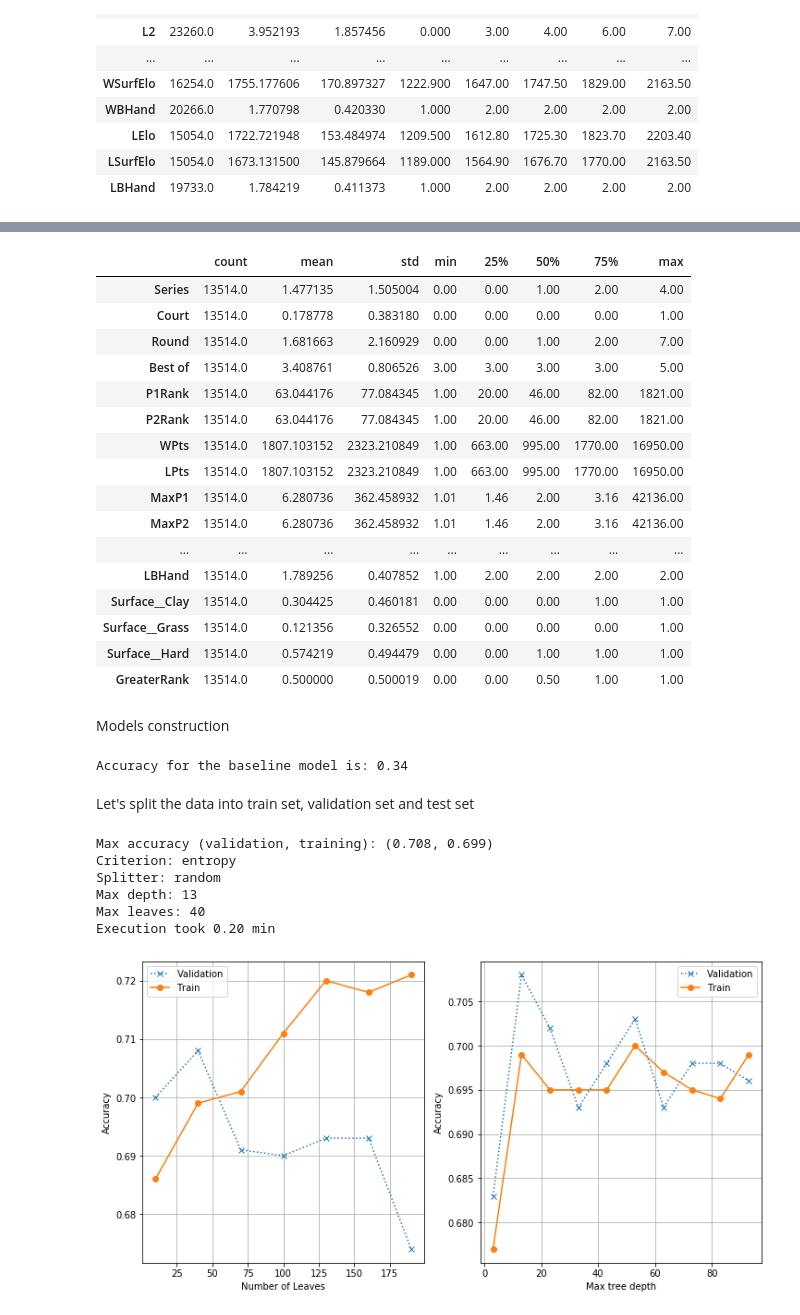
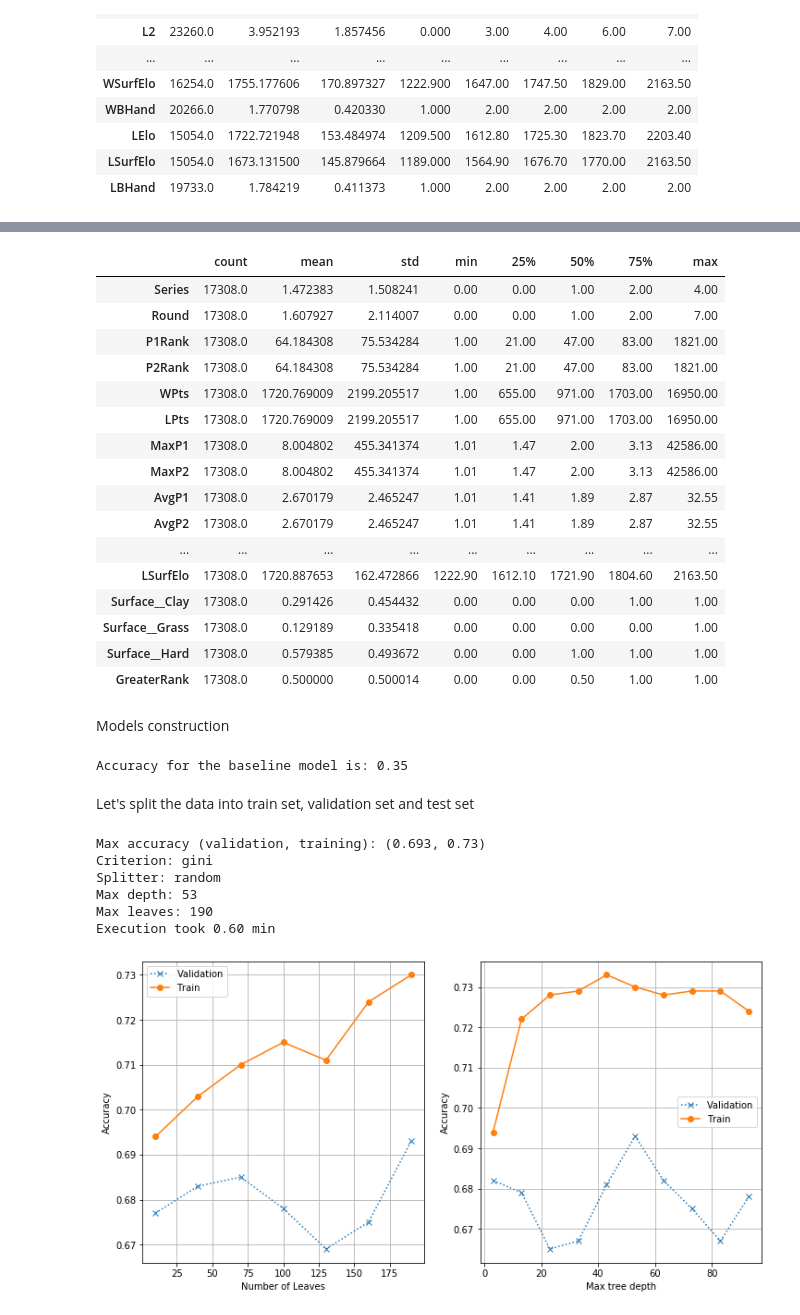
Before and after one commit to diegochine/ao2020-winner-predictor, a Jupyter notebook: Models comparison.ipynb, the cells around one changed output, grey strips where cells are left out. Cells and saved outputs as stored; diff of their text form; code cells hidden in the pictures.

```diff
--- a/Models comparison.ipynb
+++ b/Models comparison.ipynb
@@ -100,7 +100,7 @@ def compute_elo_rankings(data):
 # %%
 from preprocessing import *
 X, Y = preprocess_data(min_date=2014,
-                       features_to_drop=[])
+                       features_to_drop=['Best of', 'Court', 'WHand', 'WBHand', 'LHand', 'LBHand'])
 # %%
 X.info()
 # %% [output]
@@ -135,41 +134,41 @@ X.head()
 X.describe().T
 # %% [output]
 |  | count | mean | std | min | 25% | 50% | 75% | max |
-| Series | 13514.0 | 1.477135 | 1.505004 | 0.00 | 0.00 | 1.00 | 2.00 | 4.00 |
-| Court | 13514.0 | 0.178778 | 0.383180 | 0.00 | 0.00 | 0.00 | 0.00 | 1.00 |
-| Round | 13514.0 | 1.681663 | 2.160929 | 0.00 | 0.00 | 1.00 | 2.00 | 7.00 |
-| Best of | 13514.0 | 3.408761 | 0.806526 | 3.00 | 3.00 | 3.00 | 3.00 | 5.00 |
-| P1Rank | 13514.0 | 63.044176 | 77.084345 | 1.00 | 20.00 | 46.00 | 82.00 | 1821.00 |
-| P2Rank | 13514.0 | 63.044176 | 77.084345 | 1.00 | 20.00 | 46.00 | 82.00 | 1821.00 |
-| WPts | 13514.0 | 1807.103152 | 2323.210849 | 1.00 | 663.00 | 995.00 | 1770.00 | 16950.00 |
-| LPts | 13514.0 | 1807.103152 | 2323.210849 | 1.00 | 663.00 | 995.00 | 1770.00 | 16950.00 |
-| MaxP1 | 13514.0 | 6.280736 | 362.458932 | 1.01 | 1.46 | 2.00 | 3.16 | 42136.00 |
-| MaxP2 | 13514.0 | 6.280736 | 362.458932 | 1.01 | 1.46 | 2.00 | 3.16 | 42136.00 |
+| Series | 17308.0 | 1.472383 | 1.508241 | 0.00 | 0.00 | 1.00 | 2.00 | 4.00 |
+| Round | 17308.0 | 1.607927 | 2.114007 | 0.00 | 0.00 | 1.00 | 2.00 | 7.00 |
+| P1Rank | 17308.0 | 64.184308 | 75.534284 | 1.00 | 21.00 | 47.00 | 83.00 | 1821.00 |
+| P2Rank | 17308.0 | 64.184308 | 75.534284 | 1.00 | 21.00 | 47.00 | 83.00 | 1821.00 |
+| WPts | 17308.0 | 1720.769009 | 2199.205517 | 1.00 | 655.00 | 971.00 | 1703.00 | 16950.00 |
+| LPts | 17308.0 | 1720.769009 | 2199.205517 | 1.00 | 655.00 | 971.00 | 1703.00 | 16950.00 |
+| MaxP1 | 17308.0 | 8.004802 | 455.341374 | 1.01 | 1.47 | 2.00 | 3.13 | 42586.00 |
+| MaxP2 | 17308.0 | 8.004802 | 455.341374 | 1.01 | 1.47 | 2.00 | 3.13 | 42586.00 |
+| AvgP1 | 17308.0 | 2.670179 | 2.465247 | 1.01 | 1.41 | 1.89 | 2.87 | 32.55 |
+| AvgP2 | 17308.0 | 2.670179 | 2.465247 | 1.01 | 1.41 | 1.89 | 2.87 | 32.55 |
 | ... | ... | ... | ... | ... | ... | ... | ... | ... |
-| LBHand | 13514.0 | 1.789256 | 0.407852 | 1.00 | 2.00 | 2.00 | 2.00 | 2.00 |
-| Surface__Clay | 13514.0 | 0.304425 | 0.460181 | 0.00 | 0.00 | 0.00 | 1.00 | 1.00 |
-| Surface__Grass | 13514.0 | 0.121356 | 0.326552 | 0.00 | 0.00 | 0.00 | 0.00 | 1.00 |
-| Surface__Hard | 13514.0 | 0.574219 | 0.494479 | 0.00 | 0.00 | 1.00 | 1.00 | 1.00 |
-| GreaterRank | 13514.0 | 0.500000 | 0.500019 | 0.00 | 0.00 | 0.50 | 1.00 | 1.00 |
+| LSurfElo | 17308.0 | 1720.887653 | 162.472866 | 1222.90 | 1612.10 | 1721.90 | 1804.60 | 2163.50 |
+| Surface__Clay | 17308.0 | 0.291426 | 0.454432 | 0.00 | 0.00 | 0.00 | 1.00 | 1.00 |
+| Surface__Grass | 17308.0 | 0.129189 | 0.335418 | 0.00 | 0.00 | 0.00 | 0.00 | 1.00 |
+| Surface__Hard | 17308.0 | 0.579385 | 0.493672 | 0.00 | 0.00 | 1.00 | 1.00 | 1.00 |
+| GreaterRank | 17308.0 | 0.500000 | 0.500014 | 0.00 | 0.00 | 0.50 | 1.00 | 1.00 |
 # %% [markdown]
 Models construction
 # %%
 print('Accuracy for the baseline model is:', baseline_model(X, Y))
 # %% [output]
-Accuracy for the baseline model is: 0.34
+Accuracy for the baseline model is: 0.35
 # %% [markdown]
 Let's split the data into train set, validation set and test set
 # %%
-X_train, X_test, Y_train, Y_test = train_test_split(X, Y, test_size=0.20)
-X_train, X_valid, Y_train, Y_valid = train_test_split(X_train, Y_train, test_size=0.25)
+X_train_l, X_test, Y_train_l, Y_test = train_test_split(X, Y, test_size=0.20)
+X_train, X_valid, Y_train, Y_valid = train_test_split(X_train_l, Y_train_l, test_size=0.25)
 # %%
-dt, dt_params = build_decision_tree(X_train, Y_train, X_valid, Y_valid)
+dt = build_decision_tree(X_train, Y_train, X_valid, Y_valid)
 # %% [output]
-Max accuracy (validation, training): (0.708, 0.699)
-Criterion: entropy
+Max accuracy (validation, training): (0.693, 0.73)
+Criterion: gini
 Splitter: random
-Max depth: 13
-Max leaves: 40
-Execution took 0.20 min
+Max depth: 53
+Max leaves: 190
+Execution took 0.60 min
-[figure, old version]
+[figure, new version]
 # %%
```
Also changed, not shown: parts of 9 cells of this notebook, 2 other files.
